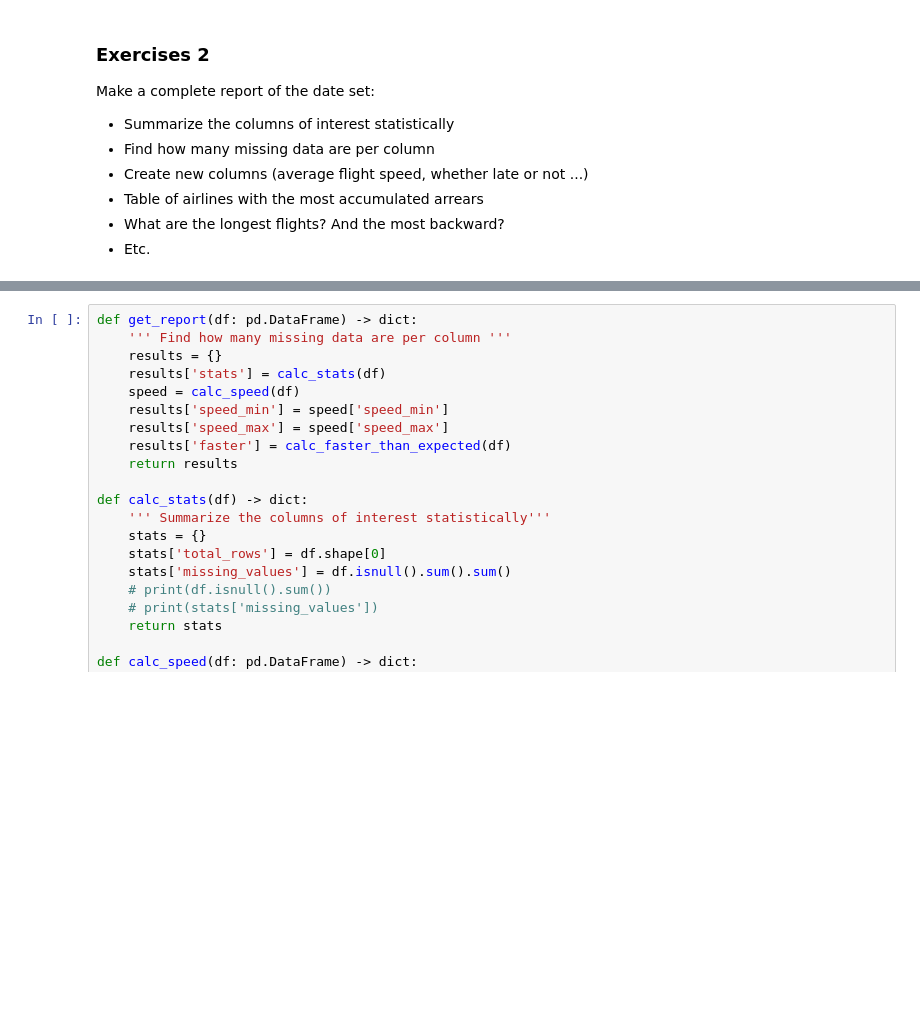
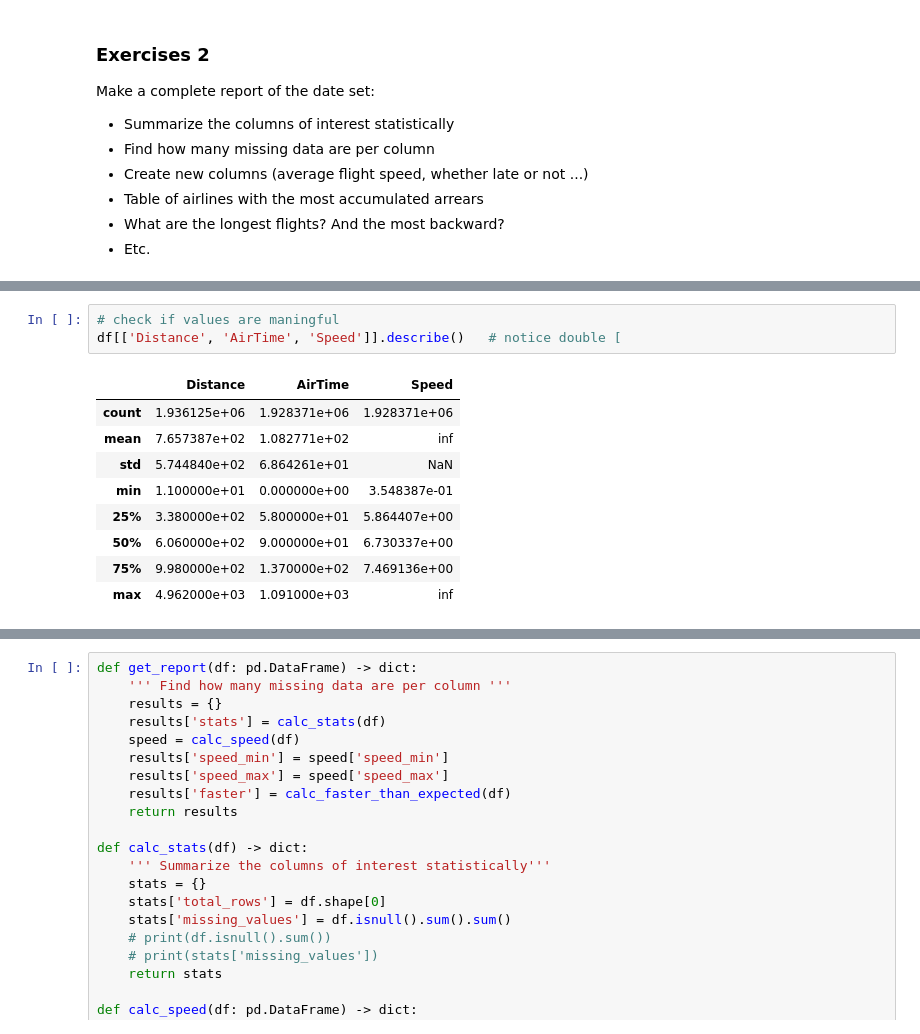
Before and after one commit to ndrini/CDP_M1_T01_numpy, a Jupyter notebook: M1_T02_dataframe.ipynb, the cells around one changed output, grey strips where cells are left out. Drawn from its saved outputs; the diff is of its cells as text; blank space fills up the shorter version.

```diff
--- a/M1_T02_dataframe.ipynb
+++ b/M1_T02_dataframe.ipynb
@@ -132,0 +235,13 @@ Make a complete report of the date set:
+# %%
+# check if values are maningful
+df[['Distance', 'AirTime', 'Speed']].describe()   # notice double [
+# %% [output]
+|  | Distance | AirTime | Speed |
+| count | 1.936125e+06 | 1.928371e+06 | 1.928371e+06 |
+| mean | 7.657387e+02 | 1.082771e+02 | inf |
+| std | 5.744840e+02 | 6.864261e+01 | NaN |
+| min | 1.100000e+01 | 0.000000e+00 | 3.548387e-01 |
+| 25% | 3.380000e+02 | 5.800000e+01 | 5.864407e+00 |
+| 50% | 6.060000e+02 | 9.000000e+01 | 6.730337e+00 |
+| 75% | 9.980000e+02 | 1.370000e+02 | 7.469136e+00 |
+| max | 4.962000e+03 | 1.091000e+03 | inf |
```
Also changed, not shown: parts of 20 cells of this notebook, 1 other file.
